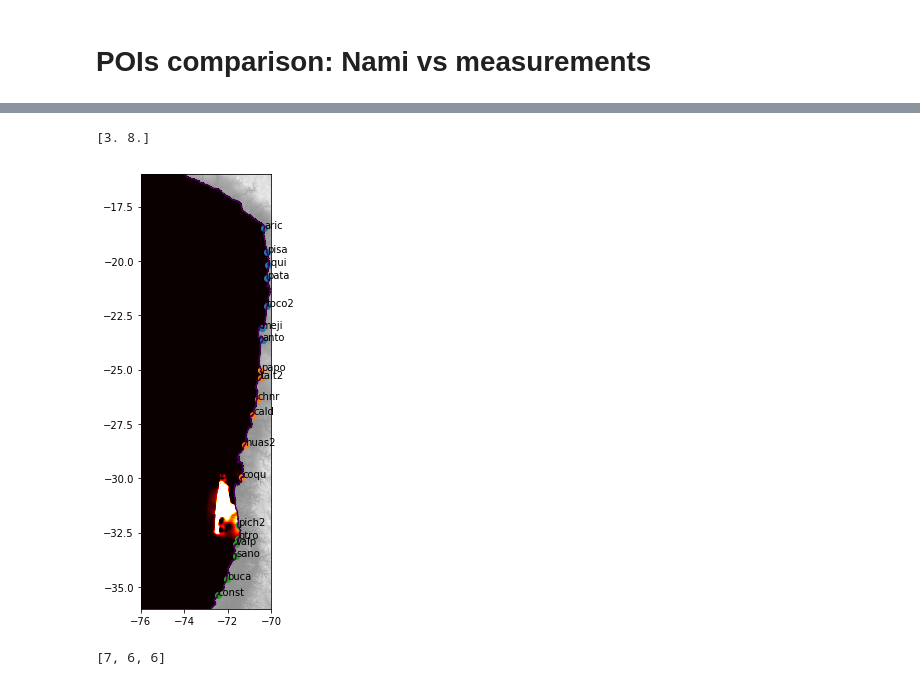
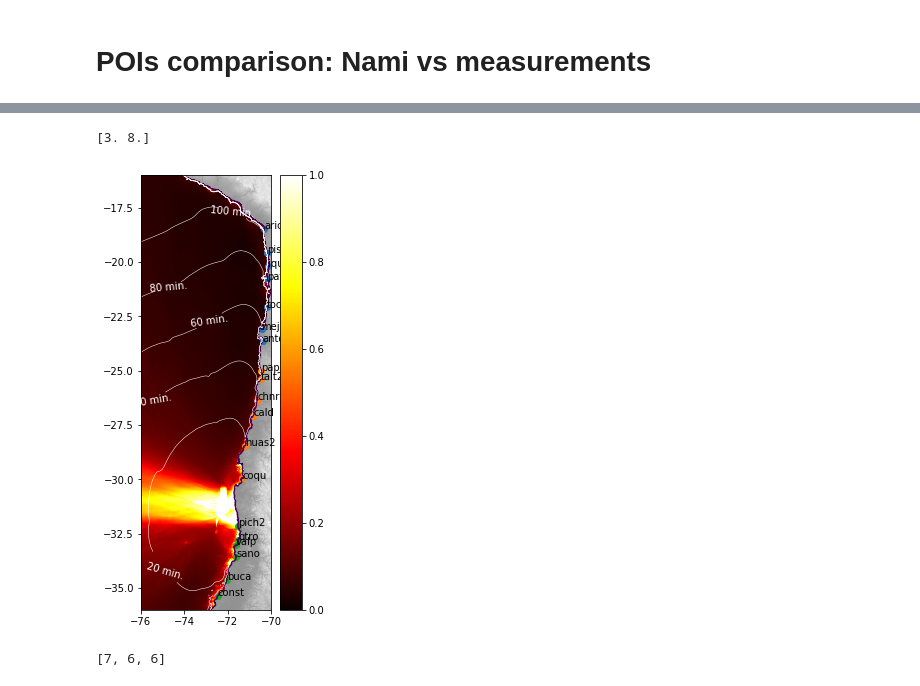
Before and after one commit to jgalazm/Nami, a Jupyter notebook: validation/06_illapel2015/comparison/pois.ipynb, the cells around one changed output, grey strips where cells are left out. Cells and saved outputs as stored; diff of their text form; code cells hidden in the pictures.

```diff
--- a/validation/06_illapel2015/comparison/pois.ipynb
+++ b/validation/06_illapel2015/comparison/pois.ipynb
@@ -30,29 +30,34 @@ x1 = -70
 y0 = -36
 y1 = -16
 
-bathymetry = np.fromfile('../data/bathymetry',dtype='float64')[2:].reshape((1200,360))
-h0 = np.loadtxt('tlab2D (27)',delimiter=',',skiprows=1).reshape((1200,360))
+ny,nx = (1200,360)
+bathymetry = np.fromfile('../data/bathymetry',dtype='float64')[2:].reshape((ny,nx))
+h0 = np.loadtxt('../tsunamilab/tlab2D',delimiter=',',skiprows=1).reshape((ny,nx))
+hmax = np.loadtxt('../tsunamilab/tlab2D (2)',delimiter=',',skiprows=1).reshape((ny,nx))
+arrivals = np.loadtxt('../tsunamilab/tlab2D (3)',delimiter=',',skiprows=1).reshape((ny,nx))
 
 x = np.linspace(x0,x1, bathymetry.shape[1])
 y = np.linspace(y0,y1, bathymetry.shape[0])
 x, y = np.meshgrid(x, y)
 # %%
 plt.pcolormesh(x,y,bathymetry,cmap = plt.cm.gray_r)
-plt.pcolormesh(x,y,np.ma.masked_array(h0, bathymetry<0), vmax=0.2, vmin=0.0, cmap = plt.cm.hot)
-
+plt.pcolormesh(x,y,np.ma.masked_array(hmax, bathymetry<0), vmax=1, vmin=0.0, cmap = plt.cm.hot)
+plt.colorbar()
 plt.contour(x,y,bathymetry,[0.0])
+c = plt.contour(x,y,arrivals/60,np.arange(0,120,20), colors='w', linewidths=0.5)
+plt.clabel(c,fmt='%i min.')
 for i in range(3):
     points = np.array([tseries[column]['location'] for column in groups[i]])
     plt.scatter(points[:,0],points[:,1])
 
 for column in tseries.columns:
-    plt.text(tseries[column]['location'][0],tseries[column]['location'][1],column)
+    plt.text(tseries[column]['location'][0],tseries[column]['location'][1],column, color='k')
 plt.gca().set_aspect(1)
 plt.gcf().set_size_inches((3,8))
 print(plt.gcf().get_size_inches())
 # %% [output]
 [3. 8.]
-[figure, old version]
+[figure, new version]
 # %%
 print([len(group) for group in groups])
 # %% [output]
```
